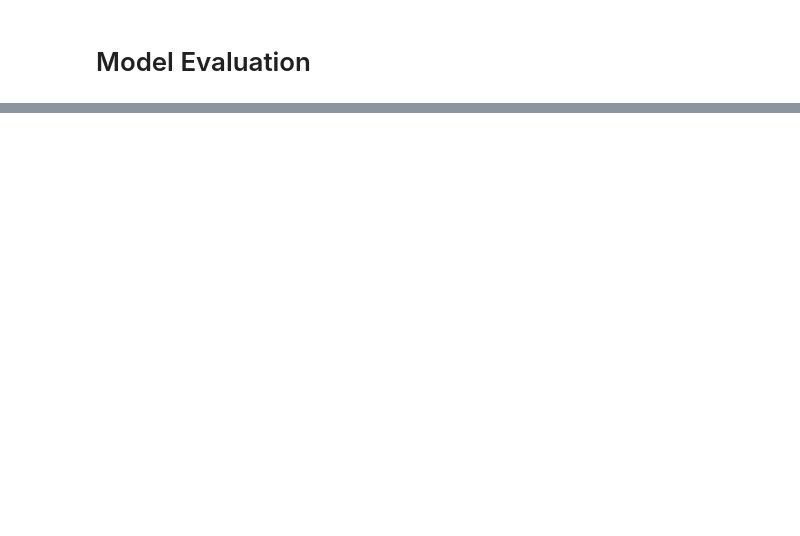
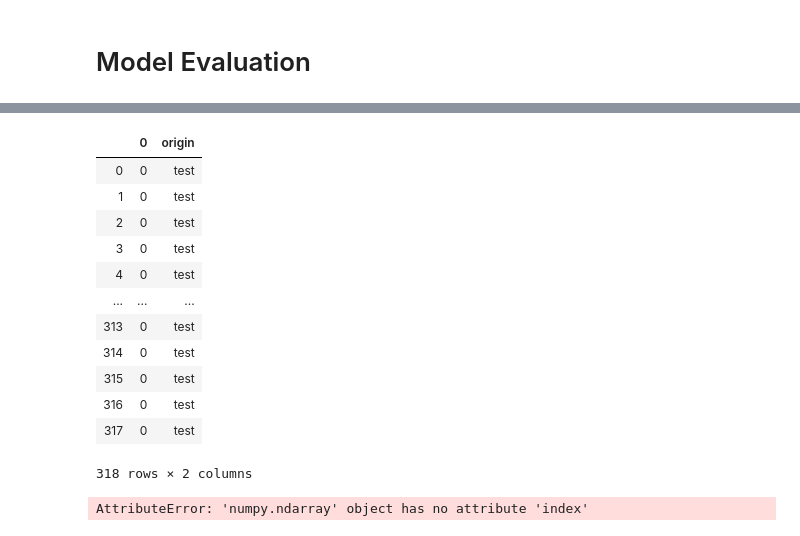
Before and after one commit to PeterGarcia95/DisasterRelief, a Jupyter notebook: code/03-NLP and Model Evaluation.ipynb, the cells around one changed output, grey strips where cells are left out. Cells and saved outputs as stored; diff of their text form; code cells hidden in the pictures; blank space fills up the shorter version.

```diff
--- a/code/03-NLP and Model Evaluation.ipynb
+++ b/code/03-NLP and Model Evaluation.ipynb
@@ -206,6 +228,24 @@ pred_train=pd.DataFrame(pipe.predict(X_train))
 pred_train['origin']='train'
 pred_test=pd.DataFrame(pipe.predict(X_test))
 pred_test['origin']='test'
+# %%
+pred_test
+# %% [output]
+|  | 0 | origin |
+| 0 | 0 | test |
+| 1 | 0 | test |
+| 2 | 0 | test |
+| 3 | 0 | test |
+| 4 | 0 | test |
+| ... | ... | ... |
+| 313 | 0 | test |
+| 314 | 0 | test |
+| 315 | 0 | test |
+| 316 | 0 | test |
+| 317 | 0 | test |
+318 rows × 2 columns
 # %%
-pred_test['index']=indices
+pred_test['index']=
+# %% [output]
+AttributeError: 'numpy.ndarray' object has no attribute 'index'
 # %%
```
Also changed, not shown: parts of 13 cells of this notebook, 10 other files.
